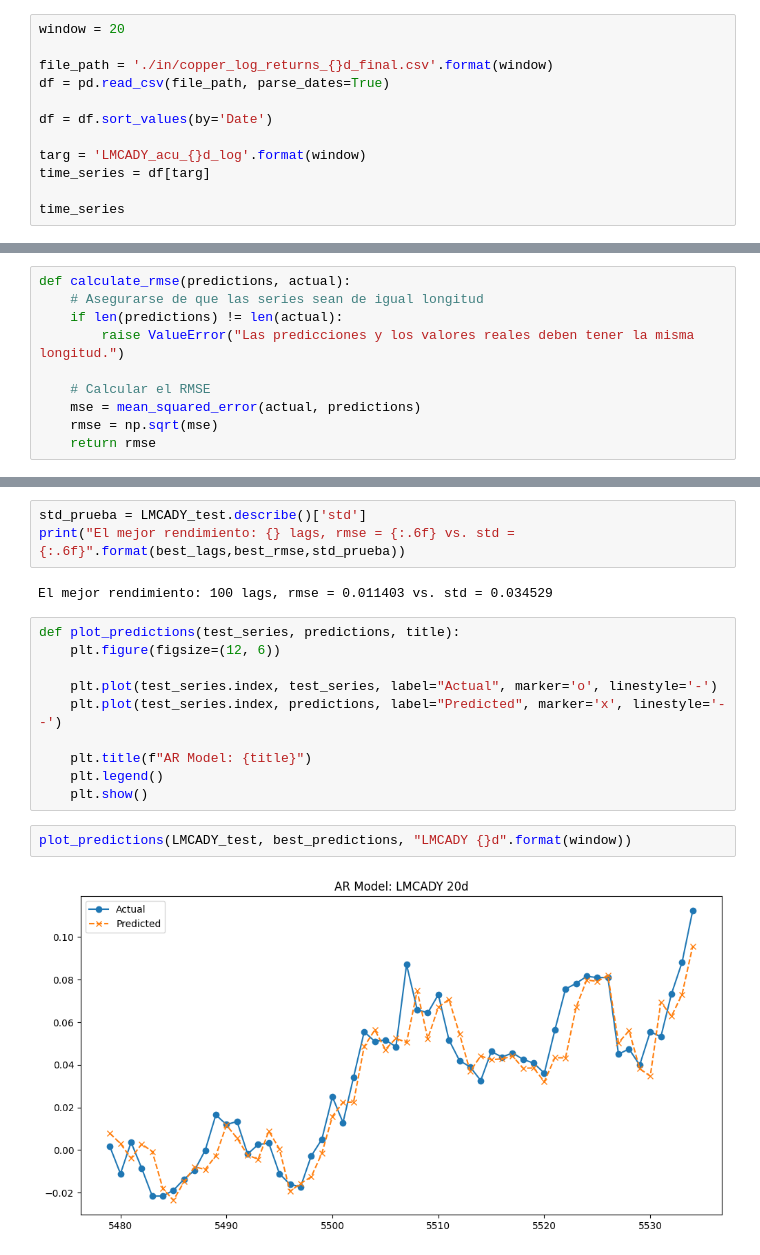
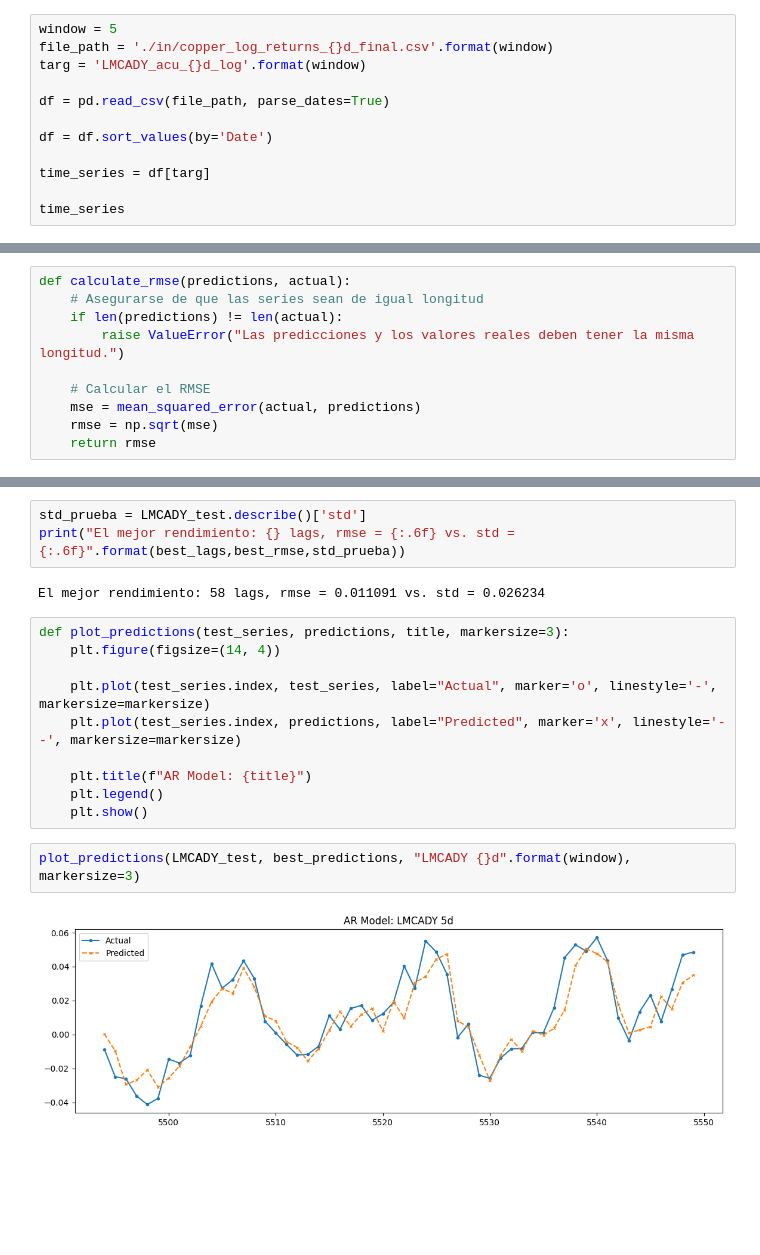
Before and after one commit to f8ac/modelos-base, a Jupyter notebook: 1_ar_v_1.ipynb, the cells around one changed output, grey strips where cells are left out. Saved outputs shown, nothing was run; the diff lists cells and outputs as text; blank space fills up the shorter version.

```diff
--- a/1_ar_v_1.ipynb
+++ b/1_ar_v_1.ipynb
@@ -8,12 +16,12 @@ from statsmodels.tsa.ar_model import AutoReg
 # %%
-window = 20
+window = 5
+file_path = './in/copper_log_returns_{}d_final.csv'.format(window)
+targ = 'LMCADY_acu_{}d_log'.format(window)
 
-file_path = './in/copper_log_returns_{}d_final.csv'.format(window)
 df = pd.read_csv(file_path, parse_dates=True)
 
 df = df.sort_values(by='Date')
 
-targ = 'LMCADY_acu_{}d_log'.format(window)
 time_series = df[targ]
 
 time_series
@@ -121,18 +143,18 @@ AR> RMSE para 100 lags: 0.011403
 std_prueba = LMCADY_test.describe()['std']
 print("El mejor rendimiento: {} lags, rmse = {:.6f} vs. std = {:.6f}".format(best_lags,best_rmse,std_prueba))
 # %% [output]
-El mejor rendimiento: 100 lags, rmse = 0.011403 vs. std = 0.034529
+El mejor rendimiento: 58 lags, rmse = 0.011091 vs. std = 0.026234
 # %%
-def plot_predictions(test_series, predictions, title):
-    plt.figure(figsize=(12, 6))
+def plot_predictions(test_series, predictions, title, markersize=3):
+    plt.figure(figsize=(14, 4))
 
-    plt.plot(test_series.index, test_series, label="Actual", marker='o', linestyle='-')
-    plt.plot(test_series.index, predictions, label="Predicted", marker='x', linestyle='--')
+    plt.plot(test_series.index, test_series, label="Actual", marker='o', linestyle='-', markersize=markersize)
+    plt.plot(test_series.index, predictions, label="Predicted", marker='x', linestyle='--', markersize=markersize)
 
     plt.title(f"AR Model: {title}")
     plt.legend()
     plt.show()
 # %%
-plot_predictions(LMCADY_test, best_predictions, "LMCADY {}d".format(window))
+plot_predictions(LMCADY_test, best_predictions, "LMCADY {}d".format(window), markersize=3)
 # %% [output]
-[figure, old version]
+[figure, new version]
```
Also changed, not shown: parts of 7 cells of this notebook.
